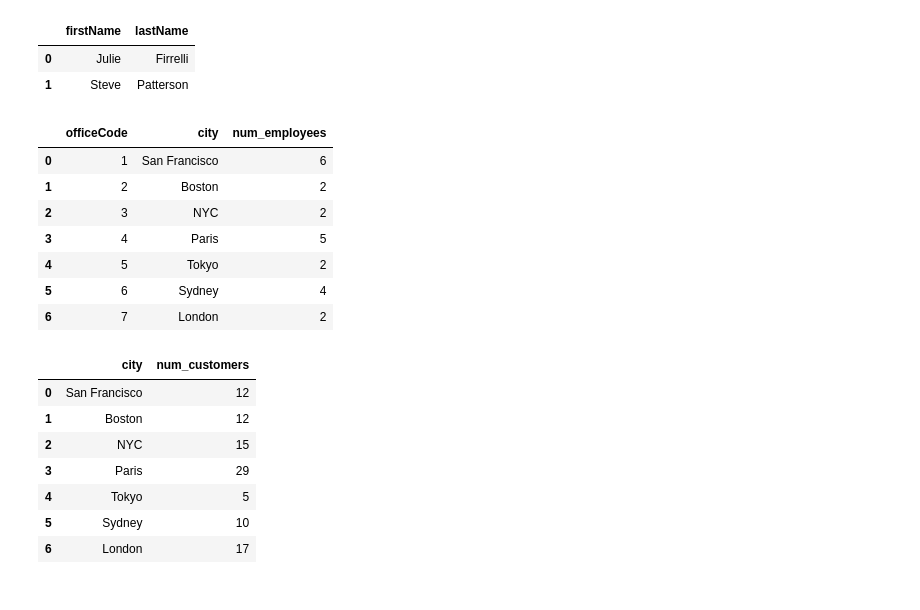
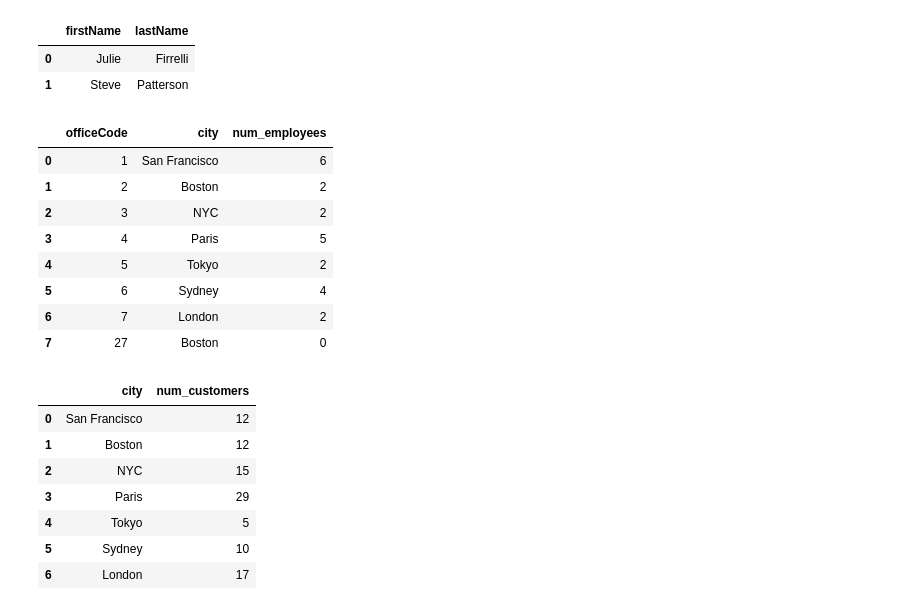
Before and after one commit to M-Nesphory/Moringa_Exercises, a Jupyter notebook: Personal_Practice/Phase2/Day39_Join_Statements.ipynb, the cells around one changed output. Saved outputs shown, nothing was run; the diff lists cells and outputs as text; code cells hidden in the pictures.

```diff
--- a/Personal_Practice/Phase2/Day39_Join_Statements.ipynb
+++ b/Personal_Practice/Phase2/Day39_Join_Statements.ipynb
@@ -213,24 +213,25 @@ WHERE o.city = "Boston"
 # %%
 # Are there any offices that have zero employees?
 # Hint: Combine the employees and offices tables and use a group by.
 # Select the office code, city, and number of employees.
 pd.read_sql("""
 SELECT officeCode, city, COUNT(employeeNumber) AS num_employees
 FROM offices
-JOIN employees
+LEFT JOIN employees
     USING (officeCode)
 GROUP BY officeCode;
 """, db)
 # Apparently, the GROUP BY clause also arranges the table
 # %% [output]
 |  | officeCode | city | num_employees |
 | 0 | 1 | San Francisco | 6 |
 | 1 | 2 | Boston | 2 |
 | 2 | 3 | NYC | 2 |
 | 3 | 4 | Paris | 5 |
 | 4 | 5 | Tokyo | 2 |
 | 5 | 6 | Sydney | 4 |
 | 6 | 7 | London | 2 |
+| 7 | 27 | Boston | 0 |
 # %%
 # How many customers are there per office?
 pd.read_sql("""
```
Also changed, not shown: parts of 1 cell of this notebook, 26 other files.
